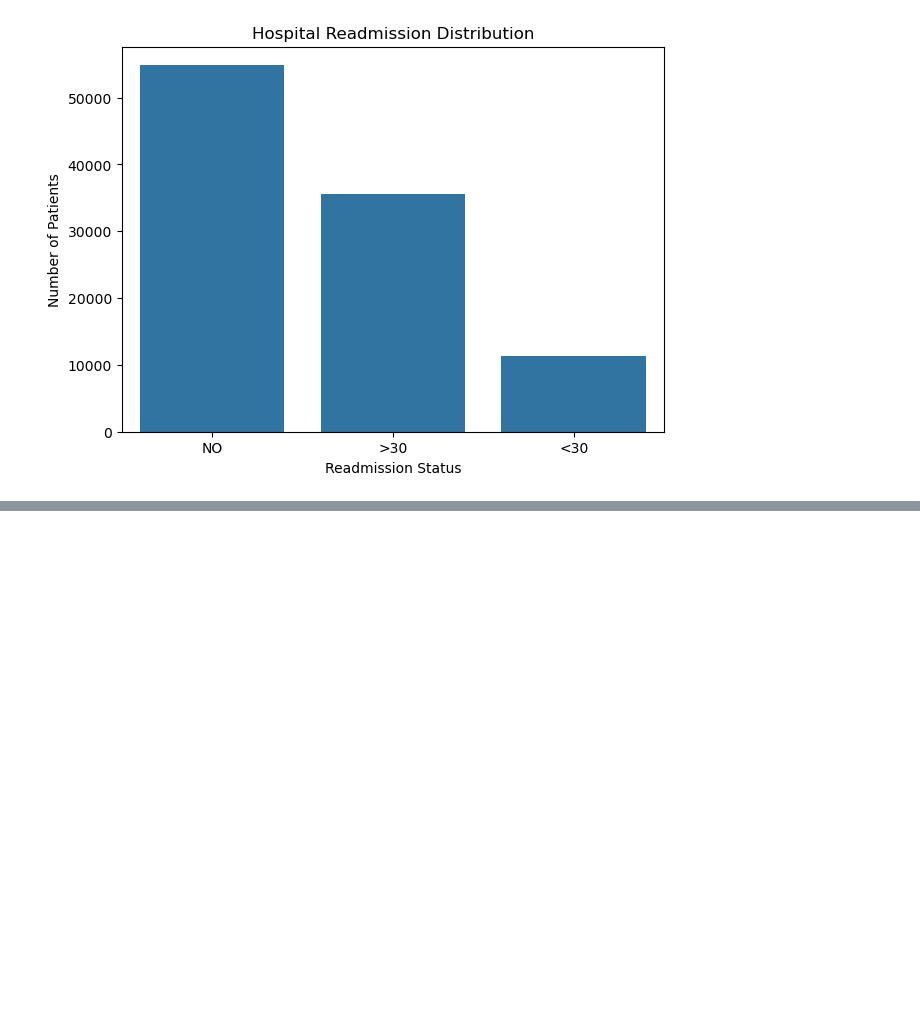
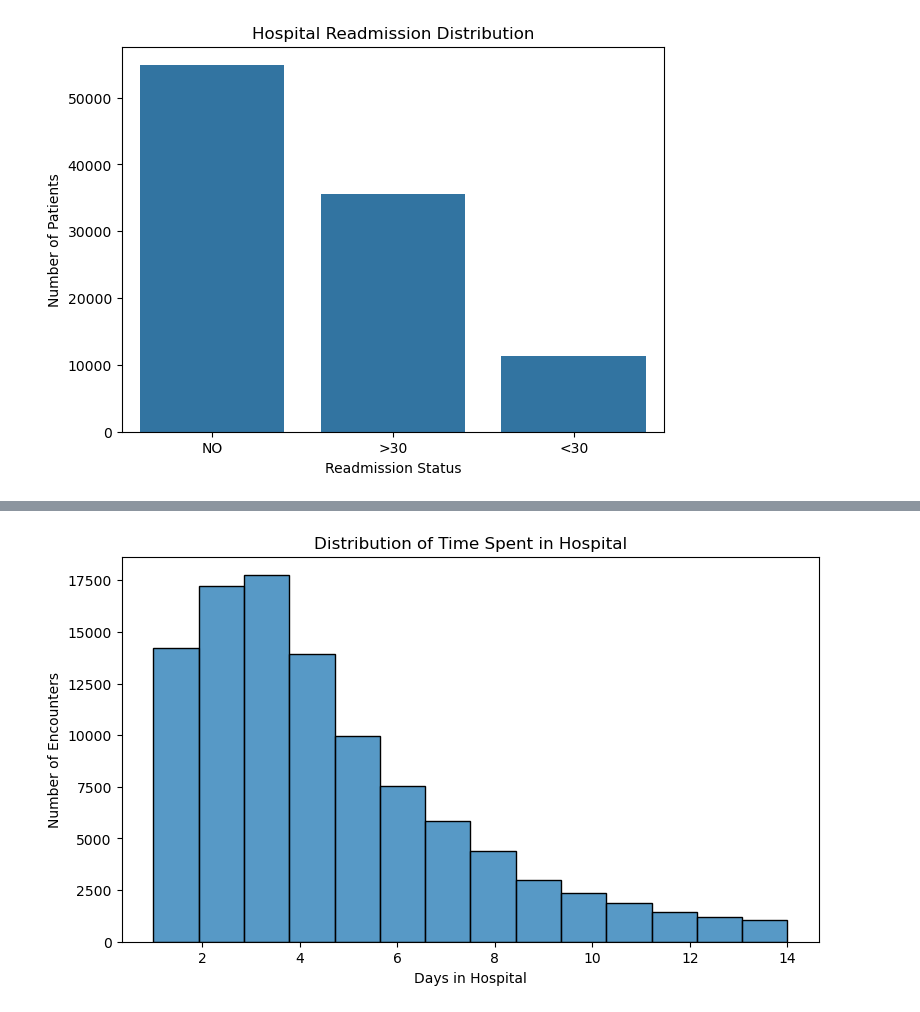
Before and after one commit to nischithpl/Hospital-Readmission-Prediction, a Jupyter notebook: notebooks/dataset1_analysis.ipynb, the cells around one changed output, grey strips where cells are left out. Cells and saved outputs as stored; diff of their text form; code cells hidden in the pictures; blank space fills up the shorter version.

```diff
--- a/notebooks/dataset1_analysis.ipynb
+++ b/notebooks/dataset1_analysis.ipynb
@@ -102,0 +191,12 @@ plt.show()
+# %%
+plt.figure(figsize=(9, 5))
+
+sns.histplot(data=df, x="time_in_hospital", bins=14)
+
+plt.title("Distribution of Time Spent in Hospital")
+plt.xlabel("Days in Hospital")
+plt.ylabel("Number of Encounters")
+
+plt.show()
+# %% [output]
+[figure, added]
```
Also changed, not shown: parts of 10 cells of this notebook, 2 other files.
